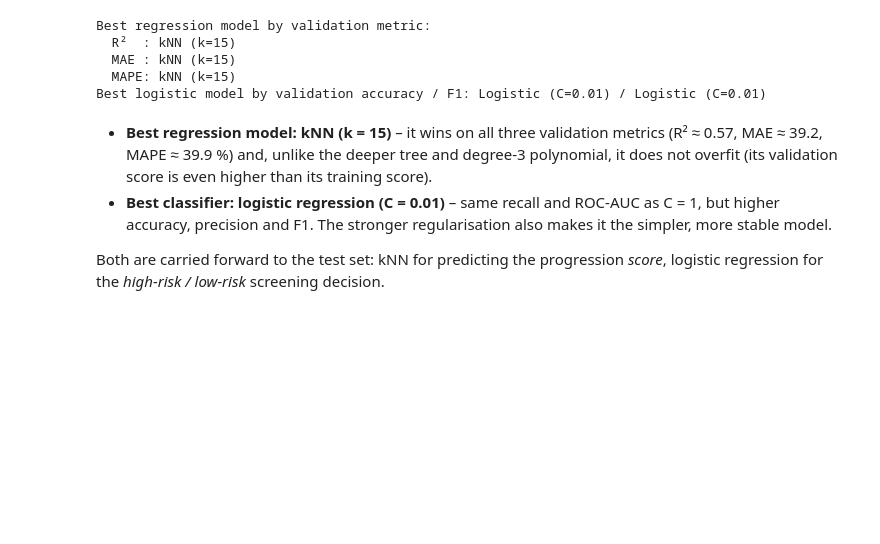
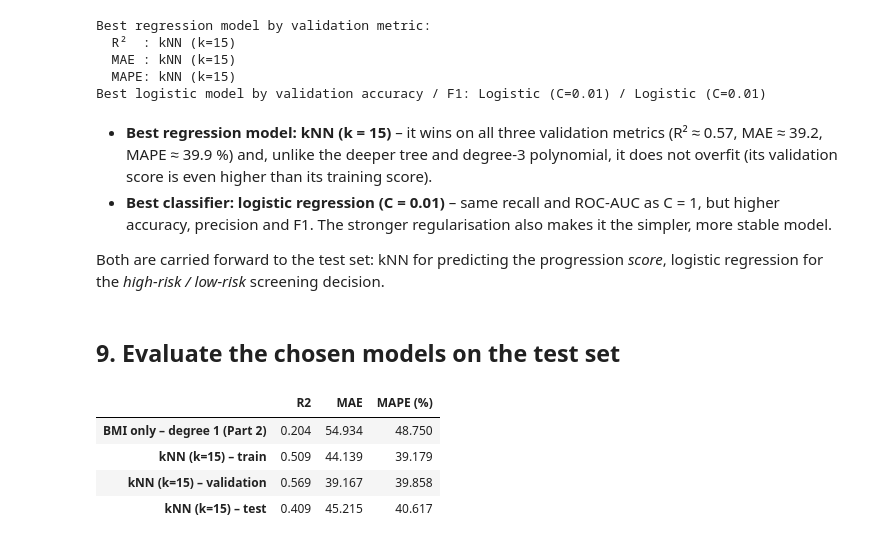
Before and after one commit to Namypark/diabetes-progression-lab2, a Jupyter notebook: lab2_diabetes.ipynb, the cells around one changed output. Saved outputs shown, nothing was run; the diff lists cells and outputs as text; code cells hidden in the pictures; blank space fills up the shorter version.

```diff
--- a/lab2_diabetes.ipynb
+++ b/lab2_diabetes.ipynb
@@ -885,3 +885,19 @@ regression for the *high-risk / low-risk* screening decision.
 # %%
 best_mv_name, best_log_name = "kNN (k=15)", "Logistic (C=0.01)"
 best_mv_model, best_log_model = mv_models[best_mv_name], log_models[best_log_name]
+# %% [markdown]
+## 9. Evaluate the chosen models on the test set
+# %%
+mv_test_results = pd.DataFrame({
+    "BMI only – degree 1 (Part 2)": regression_metrics(y_test, best_bmi_model.predict(X_test_bmi)),
+    f"{best_mv_name} – train": regression_metrics(y_train, best_mv_model.predict(X_train_mv)),
+    f"{best_mv_name} – validation": regression_metrics(y_val, best_mv_model.predict(X_val_mv)),
+    f"{best_mv_name} – test": regression_metrics(y_test, best_mv_model.predict(X_test_mv)),
+}).T
+mv_test_results.round(3)
+# %% [output]
+|  | R2 | MAE | MAPE (%) |
+| BMI only – degree 1 (Part 2) | 0.204 | 54.934 | 48.750 |
+| kNN (k=15) – train | 0.509 | 44.139 | 39.179 |
+| kNN (k=15) – validation | 0.569 | 39.167 | 39.858 |
+| kNN (k=15) – test | 0.409 | 45.215 | 40.617 |
```
Also changed, not shown: parts of 3 cells of this notebook.
